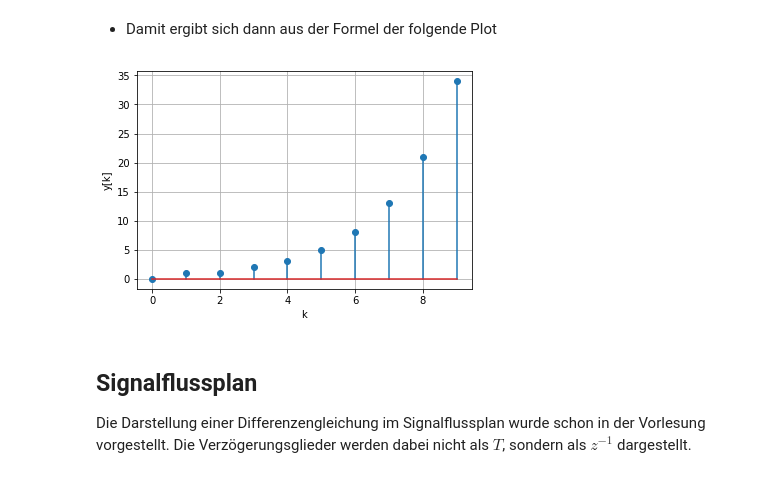
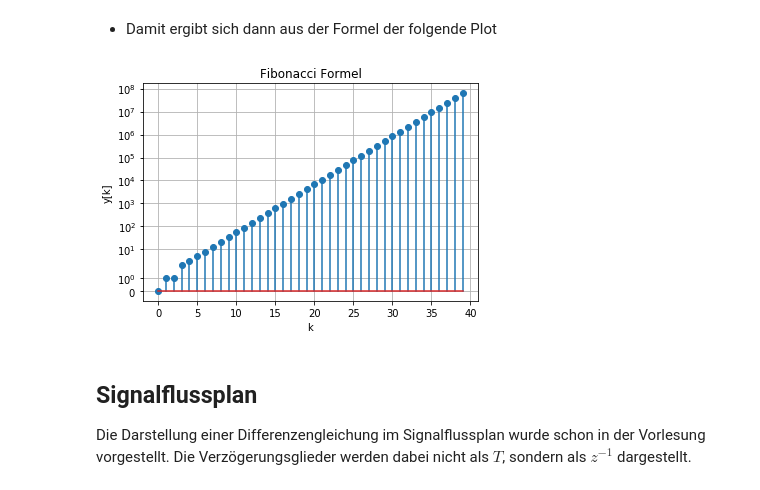
Before and after one commit to DooomiT/Signale-und-Systeme-Projektaufgabe, a Jupyter notebook: Z-Transformation.ipynb, the cells around one changed output. Saved outputs shown, nothing was run; the diff lists cells and outputs as text; code cells hidden in the pictures.

```diff
--- a/Z-Transformation.ipynb
+++ b/Z-Transformation.ipynb
@@ -485,7 +703,7 @@ import numpy as np
 import matplotlib.pyplot as plt
 import math
 
-amount = 20
+amount = 40
 k = np.linspace(-amount//2, amount//2, amount+1)
 k = np.int_(k)
 sigma = np.heaviside(k-1, 1)
@@ -495,7 +713,9 @@ for n in k:
     x.append(tmp)
 plt.stem(k,x)
 plt.grid(True)
+plt.title('Ergebniss der inversen Z-Transformation')
 plt.xlabel('k')
 plt.ylabel('x[k]')
+plt.yscale('symlog')
 plt.show()
 # %% [output]
@@ -581,29 +821,30 @@ $$ y[k] = \frac{1}{\sqrt{5}} \cdot  \bigg( \big( \frac{1+\sqrt{5}}{2} \big)^k -
 # %%
 %matplotlib inline
 
 import matplotlib
 import numpy as np
 import matplotlib.pyplot as plt
 import math
 
-amount = 10
+amount = 40
 k = []
 for i in range(amount):
     k.append(i)
 y = []
 for val in k:
     first = math.pow((1+math.sqrt(5))/2, val)
     second = math.pow((1-math.sqrt(5))/2, val)
     tmp = ((1/math.sqrt(5))*(first - second))
     y.append(tmp)
 plt.stem(k,y)
-plt.ylabel('Fibonacci Formel')
+plt.title('Fibonacci Formel')
 plt.grid(True)
 plt.xlabel('k')
 plt.ylabel('y[k]')
+plt.yscale('symlog')
 plt.show()
 # %% [output]
-[figure, old version]
+[figure, new version]
 # %% [markdown]
 ## Signalflussplan
 Die Darstellung einer Differenzengleichung im Signalflussplan wurde schon in der Vorlesung vorgestellt.
```
Also changed, not shown: parts of 16 cells of this notebook, 16 other files.
